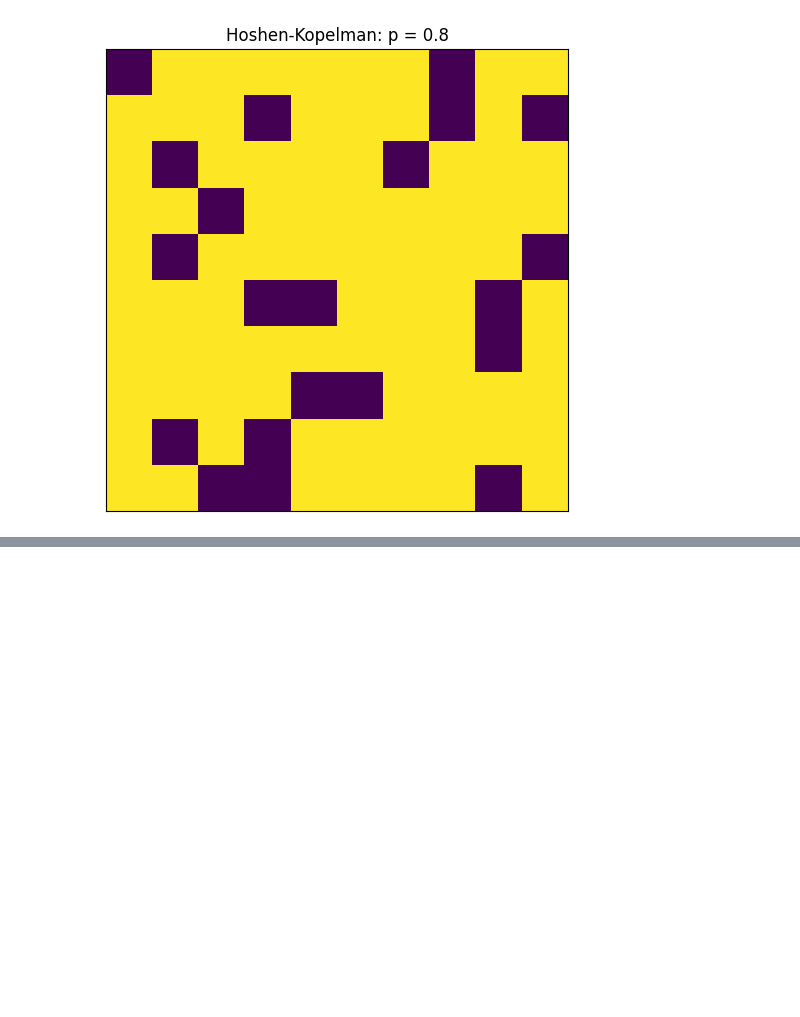
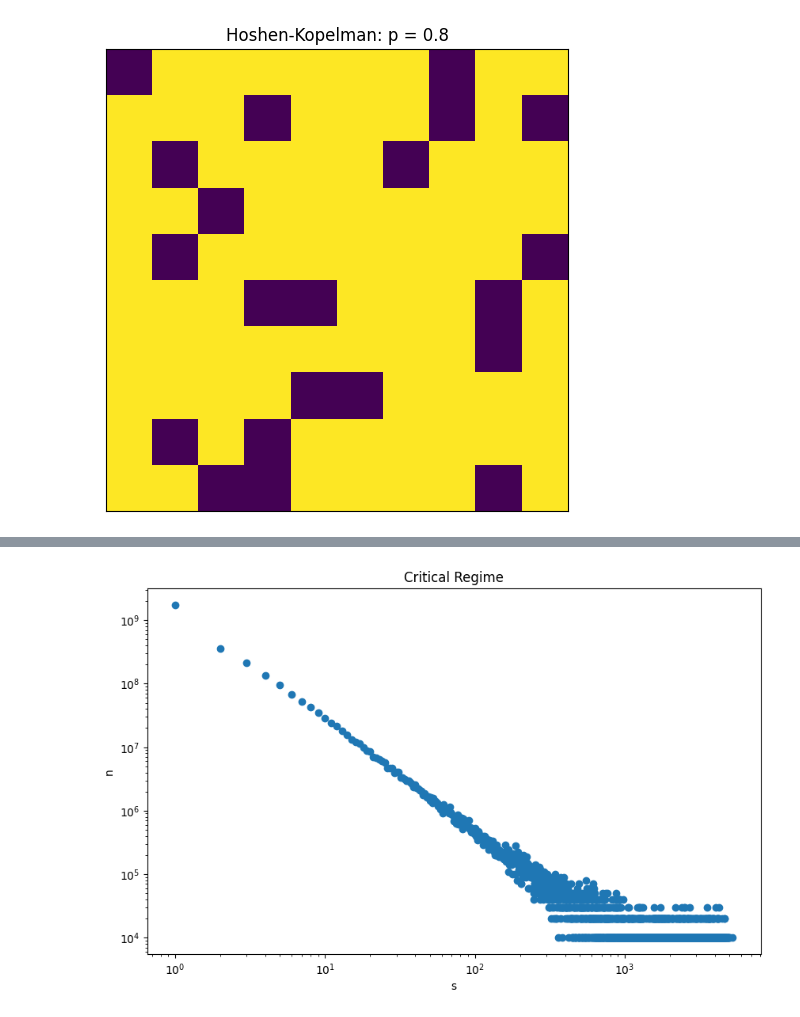
Before and after one commit to LethalDriver/ComplexSystems, a Jupyter notebook: Percolation/percolation.ipynb, the cells around one changed output, grey strips where cells are left out. Saved outputs shown, nothing was run; the diff lists cells and outputs as text; code cells hidden in the pictures; blank space fills up the shorter version.

```diff
--- a/Percolation/percolation.ipynb
+++ b/Percolation/percolation.ipynb
@@ -141,0 +149,19 @@ plot_fit(distributions[p_values[2]], scaling_law_p_greater_pc, params_p_greater_
+# %%
+critical_p = 0.592746
+
+distribution = generate_cluster_distribution(L, T, critical_p)
+denormalized_distribution = {size: count * L**2 for size, count in distribution.items()}
+
+sizes = np.array(list(denormalized_distribution.keys()))
+counts = np.array(list(denormalized_distribution.values()))
+
+plt.figure(figsize=(10, 6))
+plt.scatter(sizes, counts)
+plt.xlabel('s')
+plt.ylabel('n')
+plt.xscale('log')
+plt.yscale('log')
+plt.title('Critical Regime')
+plt.show()
+# %% [output]
+[figure, added]
```
Also changed, not shown: parts of 4 cells of this notebook.
